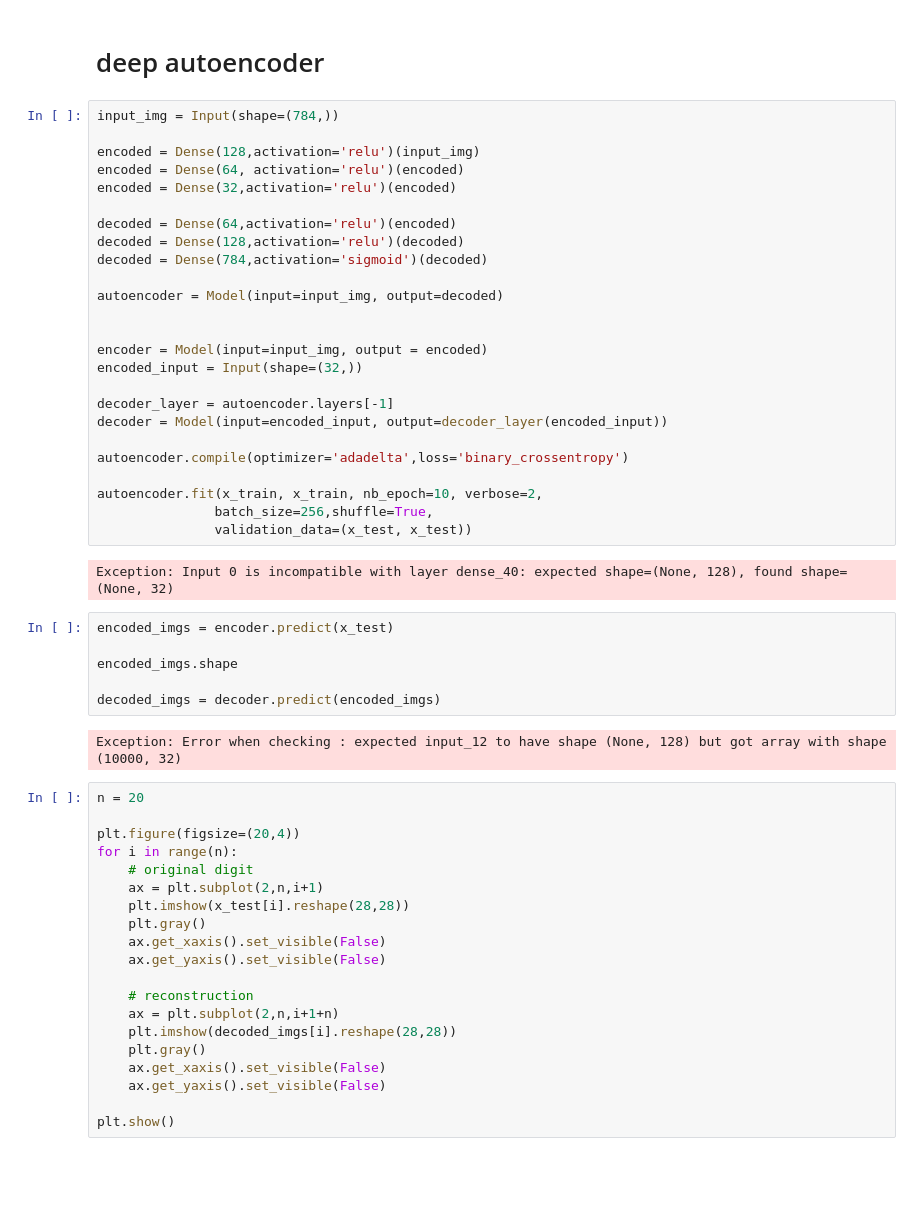
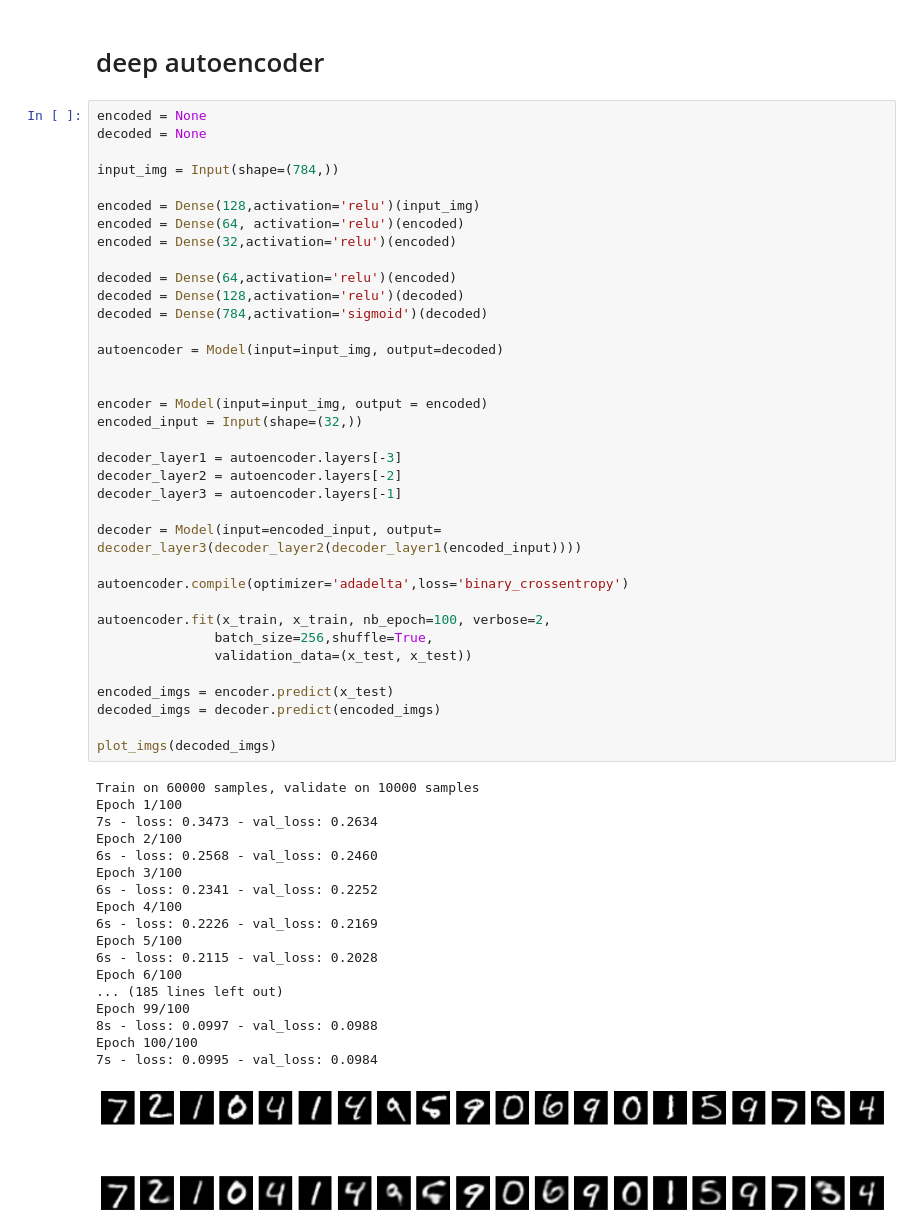
Before and after one commit to queirozfcom/auto-tagger, a Jupyter notebook: notebooks/Sandbox/Building_Autoencoders_in_Keras.ipynb, the cells around one changed output. Saved outputs shown, nothing was run; the diff lists cells and outputs as text; blank space fills up the shorter version.

```diff
--- a/notebooks/Sandbox/Building_Autoencoders_in_Keras.ipynb
+++ b/notebooks/Sandbox/Building_Autoencoders_in_Keras.ipynb
@@ -164,57 +160,57 @@ plt.show()
 # %% [markdown]
 # deep autoencoder
 # %%
+encoded = None
+decoded = None
+
 input_img = Input(shape=(784,))
 
 encoded = Dense(128,activation='relu')(input_img)
 encoded = Dense(64, activation='relu')(encoded)
 encoded = Dense(32,activation='relu')(encoded)
 
 decoded = Dense(64,activation='relu')(encoded)
 decoded = Dense(128,activation='relu')(decoded)
 decoded = Dense(784,activation='sigmoid')(decoded)
 
 autoencoder = Model(input=input_img, output=decoded)
 
 
 encoder = Model(input=input_img, output = encoded)
 encoded_input = Input(shape=(32,))
 
-decoder_layer = autoencoder.layers[-1]
-decoder = Model(input=encoded_input, output=decoder_layer(encoded_input))
+decoder_layer1 = autoencoder.layers[-3]
+decoder_layer2 = autoencoder.layers[-2]
+decoder_layer3 = autoencoder.layers[-1]
+
+decoder = Model(input=encoded_input, output= decoder_layer3(decoder_layer2(decoder_layer1(encoded_input))))
 
 autoencoder.compile(optimizer='adadelta',loss='binary_crossentropy')
 
-autoencoder.fit(x_train, x_train, nb_epoch=10, verbose=2,
+autoencoder.fit(x_train, x_train, nb_epoch=100, verbose=2,
                batch_size=256,shuffle=True,
                validation_data=(x_test, x_test))
+
+encoded_imgs = encoder.predict(x_test)
+decoded_imgs = decoder.predict(encoded_imgs)
+
+plot_imgs(decoded_imgs)
 # %% [output]
-Exception: Input 0 is incompatible with layer dense_40: expected shape=(None, 128), found shape=(None, 32)
+Train on 60000 samples, validate on 10000 samples
+Epoch 1/100
+7s - loss: 0.3473 - val_loss: 0.2634
+Epoch 2/100
+6s - loss: 0.2568 - val_loss: 0.2460
+Epoch 3/100
+6s - loss: 0.2341 - val_loss: 0.2252
+Epoch 4/100
+6s - loss: 0.2226 - val_loss: 0.2169
+Epoch 5/100
+6s - loss: 0.2115 - val_loss: 0.2028
+Epoch 6/100
+... (185 lines left out)
+Epoch 99/100
+8s - loss: 0.0997 - val_loss: 0.0988
+Epoch 100/100
+7s - loss: 0.0995 - val_loss: 0.0984
+[figure, added]
-# %%
-encoded_imgs = encoder.predict(x_test)
-
-encoded_imgs.shape
-
-decoded_imgs = decoder.predict(encoded_imgs)
-# %% [output]
-Exception: Error when checking : expected input_12 to have shape (None, 128) but got array with shape (10000, 32)
-# %%
-n = 20
-
-plt.figure(figsize=(20,4))
-for i in range(n):
-    # original digit
-    ax = plt.subplot(2,n,i+1)
-    plt.imshow(x_test[i].reshape(28,28))
-    plt.gray()
-    ax.get_xaxis().set_visible(False)
-    ax.get_yaxis().set_visible(False)
-
-    # reconstruction
-    ax = plt.subplot(2,n,i+1+n)
-    plt.imshow(decoded_imgs[i].reshape(28,28))
-    plt.gray()
-    ax.get_xaxis().set_visible(False)
-    ax.get_yaxis().set_visible(False)
-
-plt.show()
```
Also changed, not shown: parts of 10 cells of this notebook.
